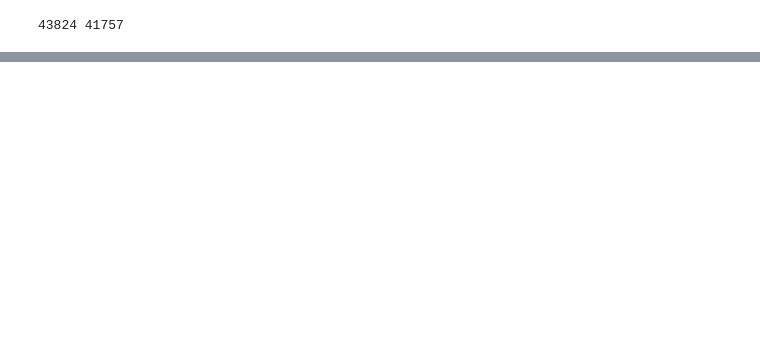
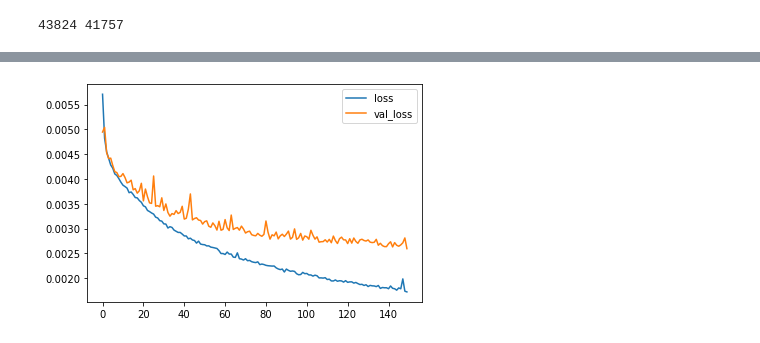
Before and after one commit to dbvis-ukon/ts-mule, a Jupyter notebook: demo/beijing_air_2_5/Beijing_Air_Quality_2_5_train_Keras.ipynb, the cells around one changed output, grey strips where cells are left out. Drawn from its saved outputs; the diff is of its cells as text; code cells hidden in the pictures; blank space fills up the shorter version.

```diff
--- a/demo/beijing_air_2_5/Beijing_Air_Quality_2_5_train_Keras.ipynb
+++ b/demo/beijing_air_2_5/Beijing_Air_Quality_2_5_train_Keras.ipynb
@@ -180,7 +183,7 @@ NameError: name 'models' is not defined
 # %%
-rmse = tf.keras.metrics.RootMeanSquaredError()
+rnn_model.compile(optimizer='adam', loss='mean_squared_error', metrics=['mean_squared_error'])
 
-rnn_model.compile(optimizer='adam', loss='mean_squared_error', metrics=[rmse])
-
-history = rnn_model.fit(dataset_train[0], dataset_train[1], epochs=epochs, validation_data=(dataset_test[0], dataset_test[1]), verbose=0, callbacks=[plot_losses])
+history = rnn_model.fit(X_train, y_train, epochs=epochs, validation_data=(X_test, y_test), verbose=0, callbacks=[plot_losses])
+# %% [output]
+[figure, added]
 # %%
```
Also changed, not shown: parts of 16 cells of this notebook, 19 other files.
